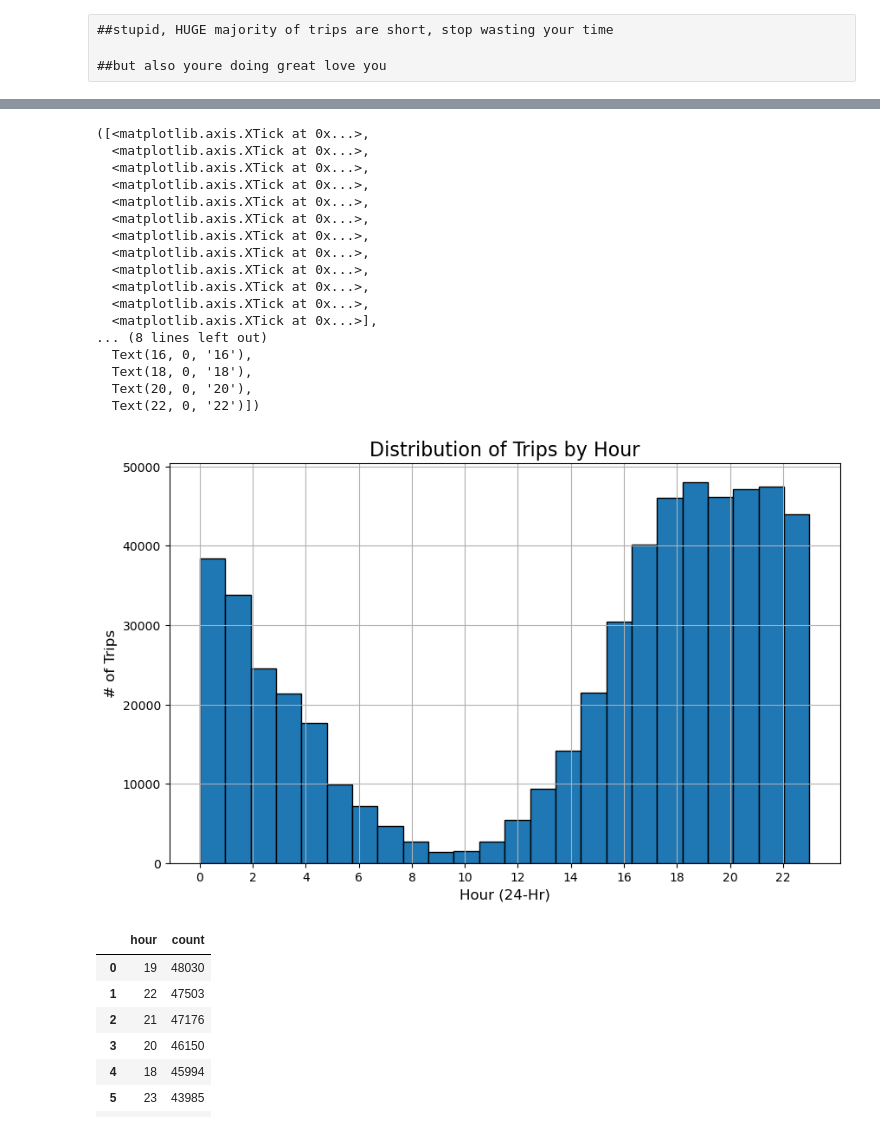
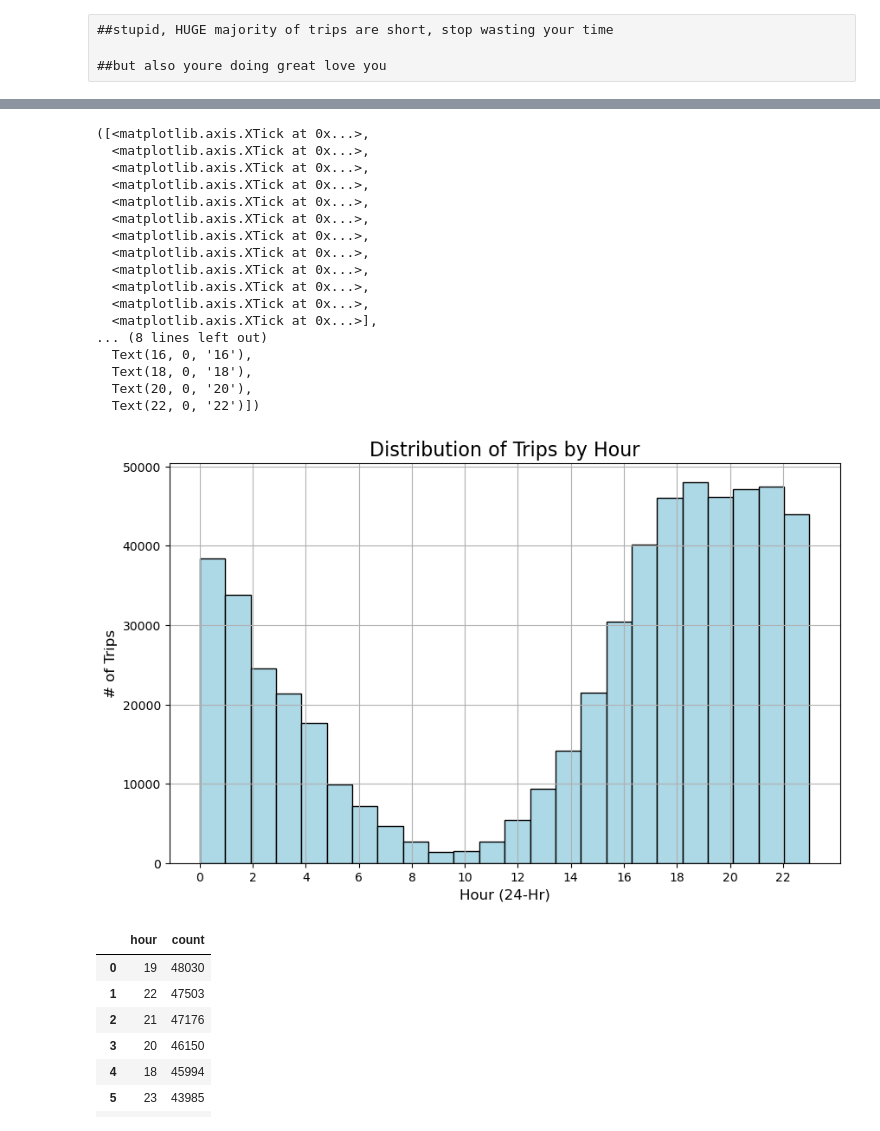
Before and after one commit to NSS-Full-Time-Data-Analytics-11/nashville-scooters-tucker, a Jupyter notebook: scooters_riley.ipynb, the cells around one changed output, grey strips where cells are left out. Cells and saved outputs as stored; diff of their text form; code cells hidden in the pictures.

```diff
--- a/scooters_riley.ipynb
+++ b/scooters_riley.ipynb
@@ -275,33 +279,33 @@ trips.head()
 # %%
 import numpy as np
 # %%
-trips.hour.hist(bins = 24,
+trips.hour.hist(bins = 24, color = 'lightblue',
                 edgecolor = 'black',
                 figsize = (10,6))
 
 plt.title('Distribution of Trips by Hour', fontsize = 16)
 plt.xlabel('Hour (24-Hr)', fontsize = 12)
 plt.ylabel('# of Trips', fontsize = 12)
 plt.xticks(np.arange(0, 24, step = 2))
 # %% [output]
 ([<matplotlib.axis.XTick at 0x...>,
   <matplotlib.axis.XTick at 0x...>,
   <matplotlib.axis.XTick at 0x...>,
   <matplotlib.axis.XTick at 0x...>,
   <matplotlib.axis.XTick at 0x...>,
   <matplotlib.axis.XTick at 0x...>,
   <matplotlib.axis.XTick at 0x...>,
   <matplotlib.axis.XTick at 0x...>,
   <matplotlib.axis.XTick at 0x...>,
   <matplotlib.axis.XTick at 0x...>,
   <matplotlib.axis.XTick at 0x...>,
   <matplotlib.axis.XTick at 0x...>],
 ... (8 lines left out)
   Text(16, 0, '16'),
   Text(18, 0, '18'),
   Text(20, 0, '20'),
   Text(22, 0, '22')])
-[figure, old version]
+[figure, new version]
 # %%
 hours = trips.hour.value_counts()
 # %%
```
Also changed, not shown: parts of 1 cell of this notebook.
